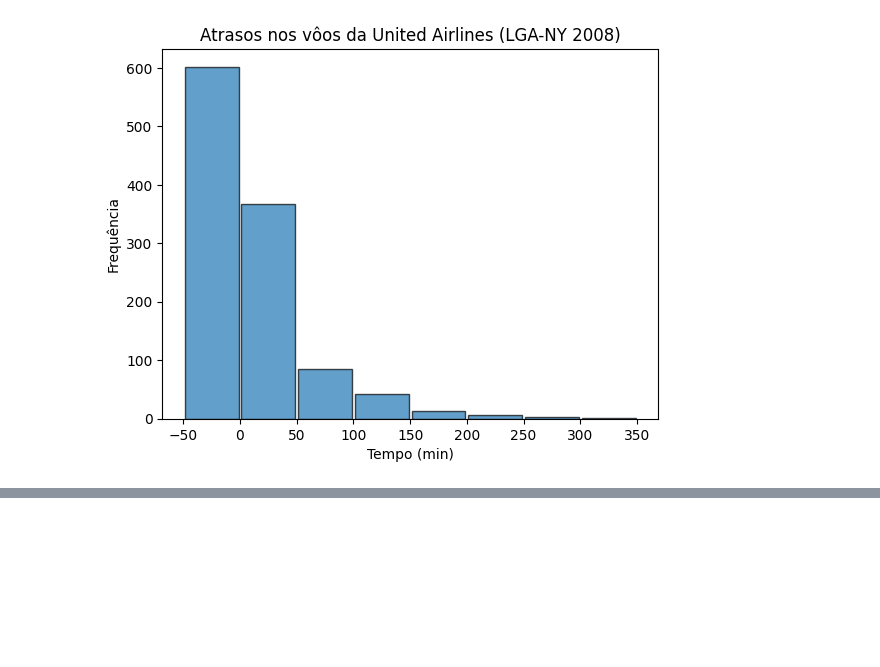
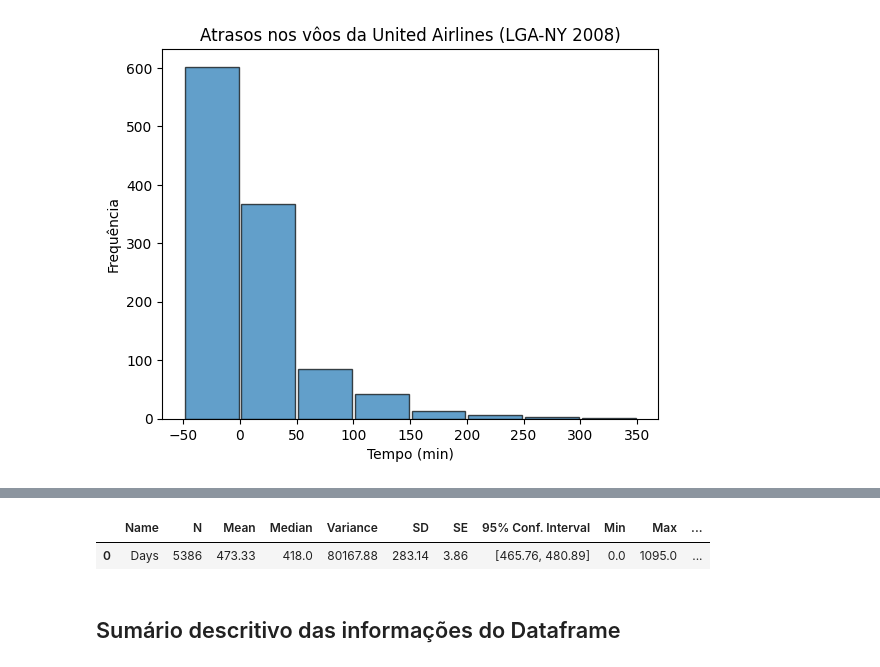
Before and after one commit to eduardo-kt/matstats_resampling_python, a Jupyter notebook: ch02_EDA.ipynb, the cells around one changed output, grey strips where cells are left out. Drawn from its saved outputs; the diff is of its cells as text; code cells hidden in the pictures; blank space fills up the shorter version.

```diff
--- a/ch02_EDA.ipynb
+++ b/ch02_EDA.ipynb
@@ -88,0 +128,7 @@ Numeric summaries - pagina 35
+# %%
+rp.summarize(data= recidivism['Days'], stats= ["N", "Mean", "Median", "Variance", "SD", "SE", "CI", 'Min', 'Max', 'Range', "Kurtosis", "Skew"], decimals=2)
+# %% [output]
+|  | Name | N | Mean | Median | Variance | SD | SE | 95% Conf. Interval | Min | Max | ... |
+| 0 | Days | 5386 | 473.33 | 418.0 | 80167.88 | 283.14 | 3.86 | [465.76, 480.89] | 0.0 | 1095.0 | ... |
+# %% [markdown]
+## Sumário descritivo das informações do Dataframe
```
Also changed, not shown: parts of 19 cells of this notebook, 1 other file.
